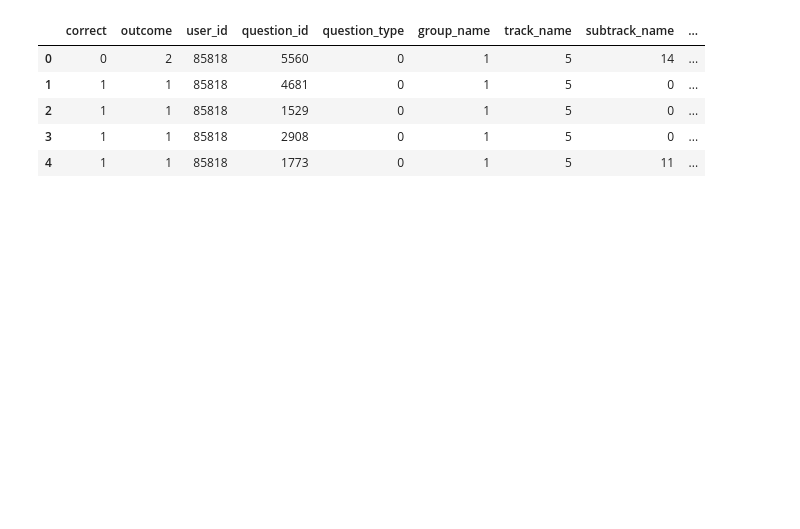
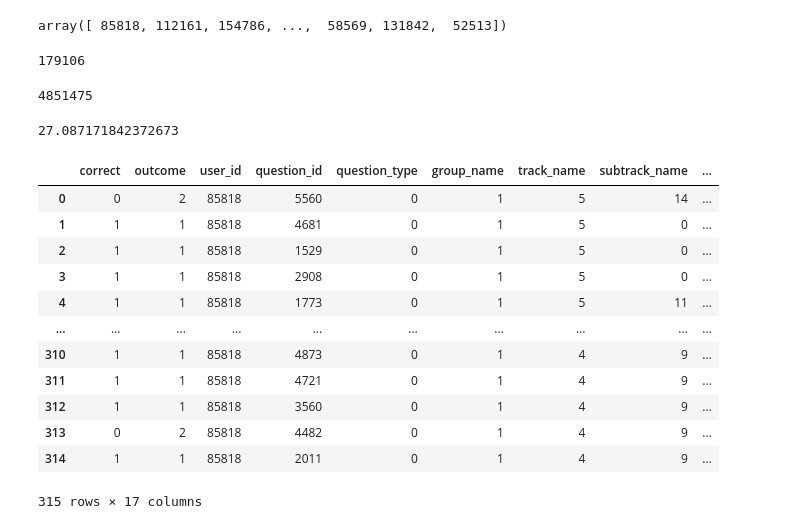
Before and after one commit to BPhi-ai/CS4661-DataScienceProject, a Jupyter notebook: CS4661 Final Project Code.ipynb, the cells around one changed output. Saved outputs shown, nothing was run; the diff lists cells and outputs as text; code cells hidden in the pictures; blank space fills up the shorter version.

```diff
--- a/CS4661 Final Project Code.ipynb
+++ b/CS4661 Final Project Code.ipynb
@@ -2,12 +2,7 @@
 import pandas as pd
 
 
-df = pd.read_csv('training.csv')
-df.head()
+df_training = pd.read_csv('training.csv')
+df_training
+
+df_test = pd.read_csv('test.csv')
-# %% [output]
-|  | correct | outcome | user_id | question_id | question_type | group_name | track_name | subtrack_name | ... |
-| 0 | 0 | 2 | 85818 | 5560 | 0 | 1 | 5 | 14 | ... |
-| 1 | 1 | 1 | 85818 | 4681 | 0 | 1 | 5 | 0 | ... |
-| 2 | 1 | 1 | 85818 | 1529 | 0 | 1 | 5 | 0 | ... |
-| 3 | 1 | 1 | 85818 | 2908 | 0 | 1 | 5 | 0 | ... |
-| 4 | 1 | 1 | 85818 | 1773 | 0 | 1 | 5 | 11 | ... |
@@ -13,0 +11,34 @@ df.head()
+# %%
+users
+# %% [output]
+array([ 85818, 112161, 154786, ...,  58569, 131842,  52513])
+# %%
+len(users)
+# %% [output]
+179106
+# %%
+len(df_training)
+# %% [output]
+4851475
+# %%
+print(len(df_training)/len(users))
+# %% [output]
+27.087171842372673
+# %%
+df_user_1 = pd.DataFrame(df_training.loc[df_training['user_id'] == 85818])
+# %%
+df_user_1
+# %% [output]
+|  | correct | outcome | user_id | question_id | question_type | group_name | track_name | subtrack_name | ... |
+| 0 | 0 | 2 | 85818 | 5560 | 0 | 1 | 5 | 14 | ... |
+| 1 | 1 | 1 | 85818 | 4681 | 0 | 1 | 5 | 0 | ... |
+| 2 | 1 | 1 | 85818 | 1529 | 0 | 1 | 5 | 0 | ... |
+| 3 | 1 | 1 | 85818 | 2908 | 0 | 1 | 5 | 0 | ... |
+| 4 | 1 | 1 | 85818 | 1773 | 0 | 1 | 5 | 11 | ... |
+| ... | ... | ... | ... | ... | ... | ... | ... | ... | ... |
+| 310 | 1 | 1 | 85818 | 4873 | 0 | 1 | 4 | 9 | ... |
+| 311 | 1 | 1 | 85818 | 4721 | 0 | 1 | 4 | 9 | ... |
+| 312 | 1 | 1 | 85818 | 3560 | 0 | 1 | 4 | 9 | ... |
+| 313 | 0 | 2 | 85818 | 4482 | 0 | 1 | 4 | 9 | ... |
+| 314 | 1 | 1 | 85818 | 2011 | 0 | 1 | 4 | 9 | ... |
+315 rows × 17 columns
```
Also changed, not shown: parts of 9 cells of this notebook.
